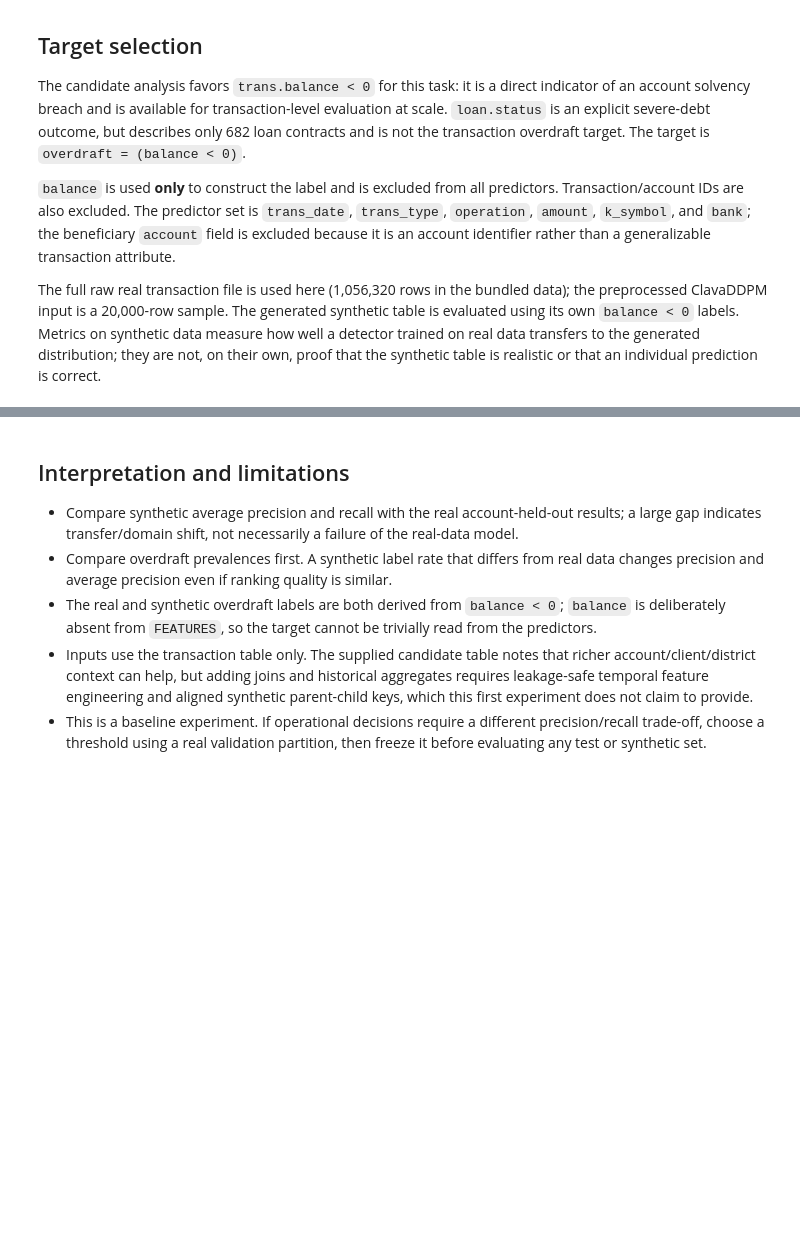
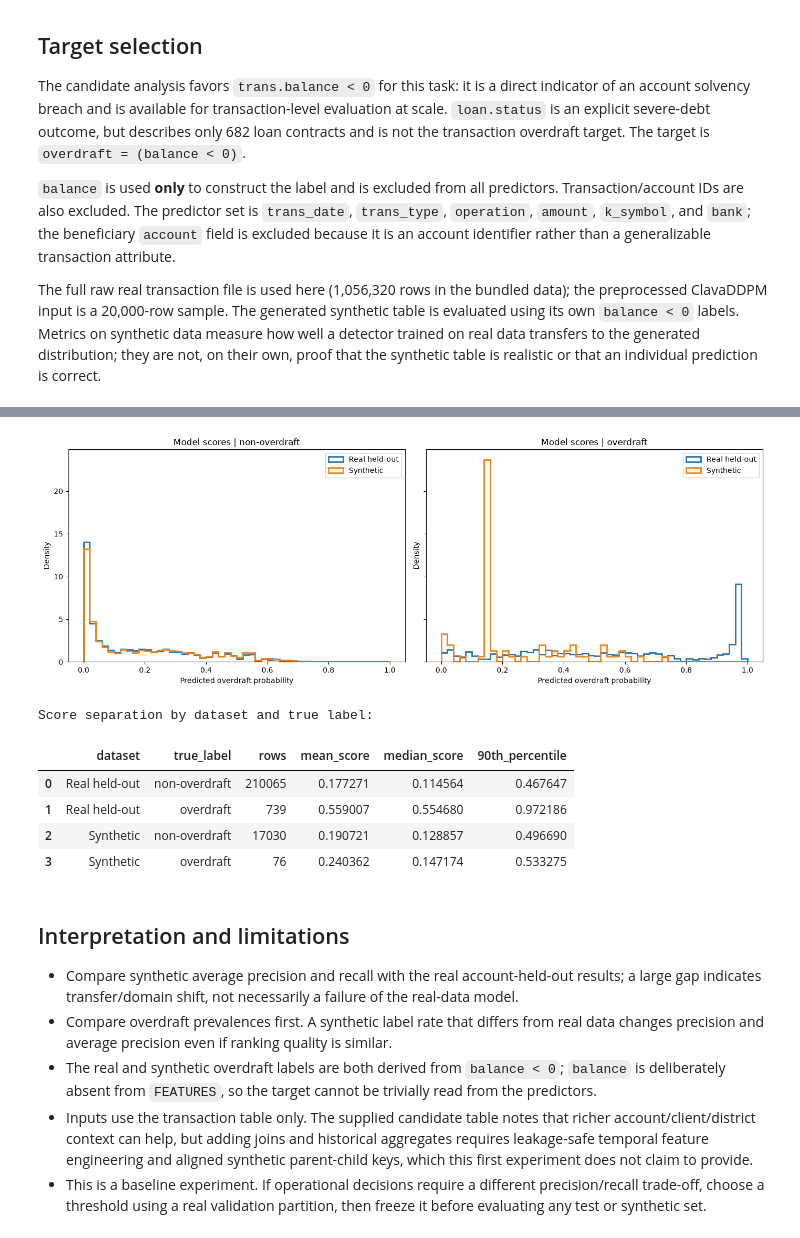
Before and after one commit to arashms/vector-bootcamp-synthetic-data, a Jupyter notebook: implementations/tabular_data/multi_table/anomaly_detection/overdraft_detection.ipynb, the cells around one changed output, grey strips where cells are left out. Drawn from its saved outputs; the diff is of its cells as text; code cells hidden in the pictures; blank space fills up the shorter version.

```diff
--- a/implementations/tabular_data/multi_table/anomaly_detection/overdraft_detection.ipynb
+++ b/implementations/tabular_data/multi_table/anomaly_detection/overdraft_detection.ipynb
@@ -279,3 +502,50 @@ plt.show()
+# %%
+real_test_probability = model.predict_proba(real_test[FEATURES])[:, 1]
+synthetic_probability = model.predict_proba(synthetic[FEATURES])[:, 1]
+score_frames = {
+    "Real held-out": (real_test[TARGET].to_numpy(), real_test_probability),
+    "Synthetic": (synthetic[TARGET].to_numpy(), synthetic_probability),
+}
+
+fig, axes = plt.subplots(1, 2, figsize=(14, 5), sharey=True)
+score_bins = np.linspace(0, 1, 51)
+for ax, target_value in zip(axes, [0, 1], strict=False):
+    for dataset_name, (labels, probabilities) in score_frames.items():
+        scores = probabilities[labels == target_value]
+        ax.hist(scores, bins=score_bins, density=True, histtype="step", linewidth=2, label=dataset_name)
+    ax.set(
+        title=f"Model scores | {'overdraft' if target_value else 'non-overdraft'}",
+        xlabel="Predicted overdraft probability",
+        ylabel="Density",
+    )
+    ax.legend()
+fig.tight_layout()
+plt.show()
+
+print("Score separation by dataset and true label:")
+score_summary = []
+for dataset_name, (labels, probabilities) in score_frames.items():
+    for target_value, target_name in [(0, "non-overdraft"), (1, "overdraft")]:
+        scores = probabilities[labels == target_value]
+        score_summary.append(
+            {
+                "dataset": dataset_name,
+                "true_label": target_name,
+                "rows": len(scores),
+                "mean_score": float(scores.mean()),
+                "median_score": float(np.median(scores)),
+                "90th_percentile": float(np.quantile(scores, 0.9)),
+            },
+        )
+display(pd.DataFrame(score_summary))
+# %% [output]
+[figure, added]
+Score separation by dataset and true label:
+|  | dataset | true_label | rows | mean_score | median_score | 90th_percentile |
+| 0 | Real held-out | non-overdraft | 210065 | 0.177271 | 0.114564 | 0.467647 |
+| 1 | Real held-out | overdraft | 739 | 0.559007 | 0.554680 | 0.972186 |
+| 2 | Synthetic | non-overdraft | 17030 | 0.190721 | 0.128857 | 0.496690 |
+| 3 | Synthetic | overdraft | 76 | 0.240362 | 0.147174 | 0.533275 |
 # %% [markdown]
 ## Interpretation and limitations
 
```
Also changed, not shown: parts of 12 cells of this notebook.
